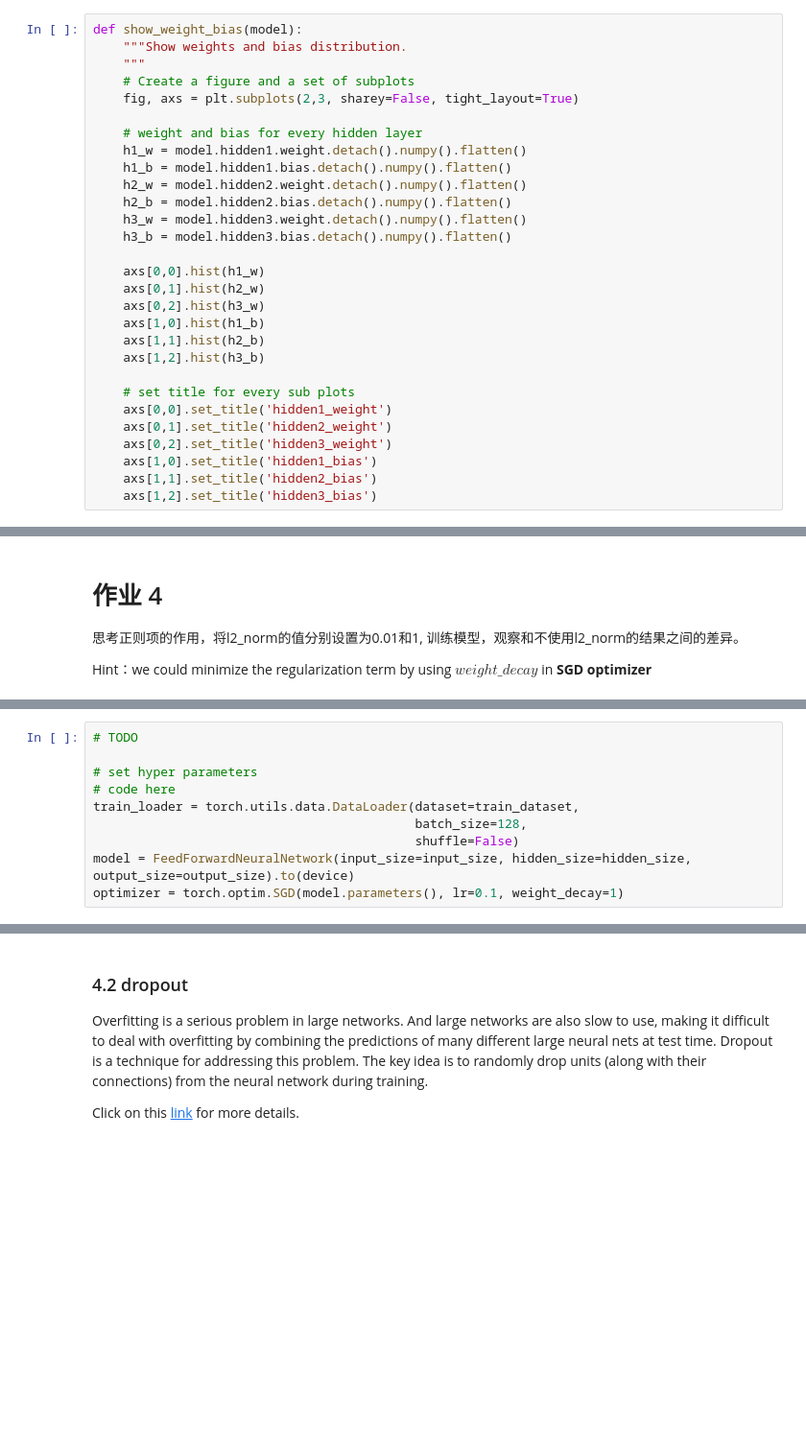
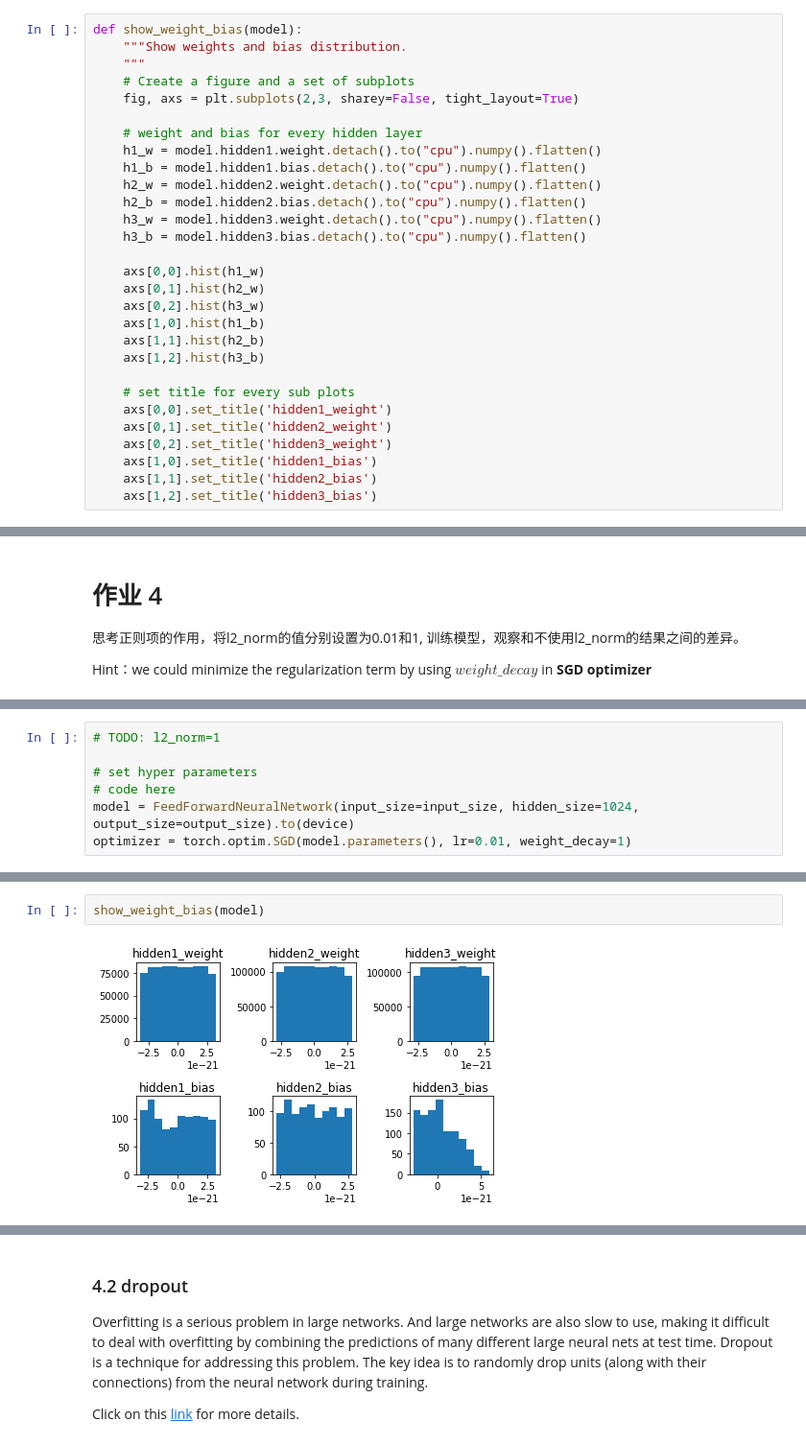
Before and after one commit to chhzh123/Assignments, a Jupyter notebook: DeepLearning/Lab05-Issues/Week5.ipynb, the cells around one changed output, grey strips where cells are left out. Shown: that part at 96% size. Drawn from its saved outputs; the diff is of its cells as text; blank space fills up the shorter version.

```diff
--- a/DeepLearning/Lab05-Issues/Week5.ipynb
+++ b/DeepLearning/Lab05-Issues/Week5.ipynb
@@ -150,12 +150,12 @@ def show_weight_bias(model):
     fig, axs = plt.subplots(2,3, sharey=False, tight_layout=True)
 
     # weight and bias for every hidden layer
-    h1_w = model.hidden1.weight.detach().numpy().flatten()
-    h1_b = model.hidden1.bias.detach().numpy().flatten()
-    h2_w = model.hidden2.weight.detach().numpy().flatten()
-    h2_b = model.hidden2.bias.detach().numpy().flatten()
-    h3_w = model.hidden3.weight.detach().numpy().flatten()
-    h3_b = model.hidden3.bias.detach().numpy().flatten()
+    h1_w = model.hidden1.weight.detach().to("cpu").numpy().flatten()
+    h1_b = model.hidden1.bias.detach().to("cpu").numpy().flatten()
+    h2_w = model.hidden2.weight.detach().to("cpu").numpy().flatten()
+    h2_b = model.hidden2.bias.detach().to("cpu").numpy().flatten()
+    h3_w = model.hidden3.weight.detach().to("cpu").numpy().flatten()
+    h3_b = model.hidden3.bias.detach().to("cpu").numpy().flatten()
 
     axs[0,0].hist(h1_w)
     axs[0,1].hist(h2_w)
@@ -528,13 +629,10 @@ acc, loss = fit(train_loader, test_loader, model, loss_fn, optimizer, 5, get_gra
 # %%
-# TODO
+# TODO: l2_norm=1
 
 # set hyper parameters
 # code here
-train_loader = torch.utils.data.DataLoader(dataset=train_dataset,
-                                           batch_size=128,
-                                           shuffle=False)
-model = FeedForwardNeuralNetwork(input_size=input_size, hidden_size=hidden_size, output_size=output_size).to(device)
-optimizer = torch.optim.SGD(model.parameters(), lr=0.1, weight_decay=1)
+model = FeedForwardNeuralNetwork(input_size=input_size, hidden_size=1024, output_size=output_size).to(device)
+optimizer = torch.optim.SGD(model.parameters(), lr=0.01, weight_decay=1)
 # %%
 # TODO
 
@@ -543,0 +653,4 @@ acc, loss = fit(train_loader, test_loader, model, loss_fn, optimizer, 5, get_gra
+# %%
+show_weight_bias(model)
+# %% [output]
+[figure, added]
```
Also changed, not shown: parts of 32 cells of this notebook.
